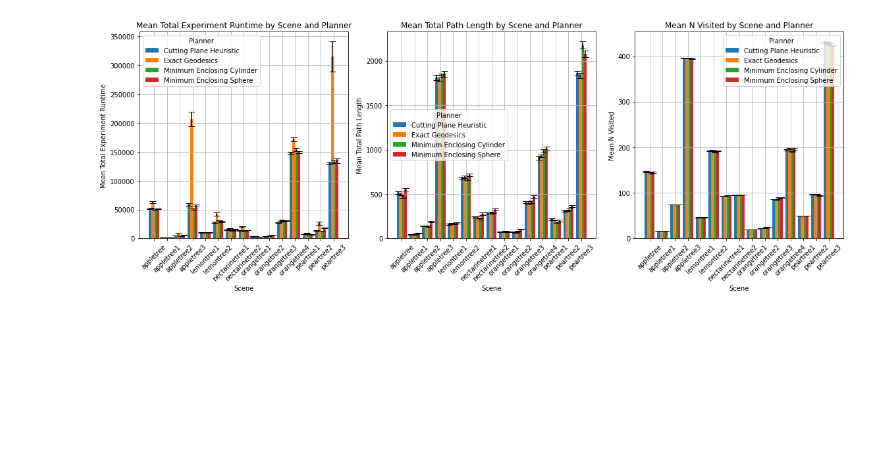
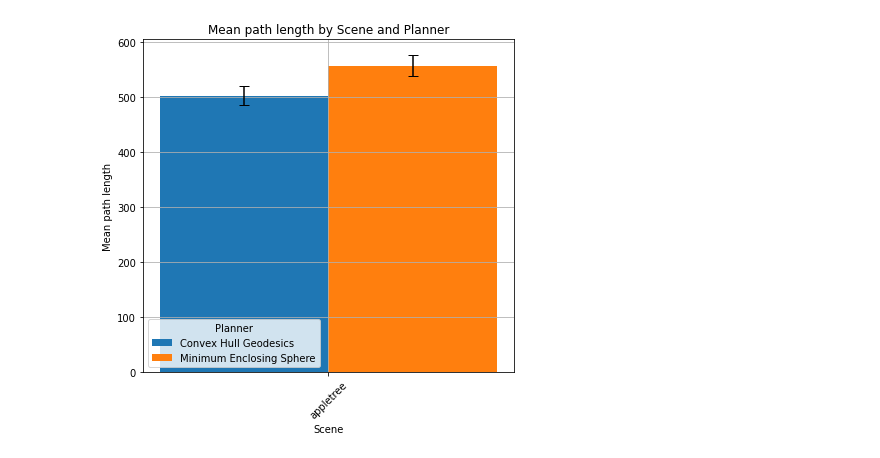
Before and after one commit to werner291/Multigoal-Orchard-Drone-Planning-Library, a Jupyter notebook: analysis/Shell Comparison RAL.ipynb, the cells around one changed output. Saved outputs shown, nothing was run; the diff lists cells and outputs as text; code cells hidden in the pictures; blank space fills up the shorter version.

```diff
--- a/analysis/Shell Comparison RAL.ipynb
+++ b/analysis/Shell Comparison RAL.ipynb
@@ -4,13 +4,16 @@ import matplotlib.pyplot as plt
 import pandas as pd
 import json
 # %%
-with open('data/shell_comparison_RAL_big.json') as f:
+with open('data/shell_comparison_RAL.json') as f:
     data = json.load(f)
     df_runs = pd.json_normalize(data)
     df_runs.columns = [col.split('.')[-1] for col in df_runs.columns]
 
+    df_runs = df_runs[df_runs['planner'] != 'cuttingplane']
+    df_runs = df_runs[df_runs['planner'] != 'cylinder']
+
     df_runs['planner'] = df_runs['planner'].str\
-        .replace('cgal', 'Exact Geodesics')\
+        .replace('cgal', 'Convex Hull Geodesics')\
         .replace('cuttingplane', 'Cutting Plane Heuristic')\
         .replace('cylinder', 'Minimum Enclosing Cylinder')\
         .replace('sphere', 'Minimum Enclosing Sphere')
@@ -19,35 +30,30 @@ agged = df_runs.groupby(['scene','planner']).agg(['mean','sem'])[['total_experim
 # %%
+plt.figure(figsize=(6,6))
+
 scene_order = agged.index.get_level_values('scene').unique()
 planner_order = agged.index.get_level_values('planner').unique()
 
 bar_width = 0.2
 bar_positions = {}
 for i, planner in enumerate(planner_order):
     bar_positions[planner] = [j + i * bar_width for j in range(len(scene_order))]
 
-def create_grouped_bar_chart(ax, metric):
-    for planner in planner_order:
-        ax.bar(bar_positions[planner], agged.loc[pd.IndexSlice[:, planner], (metric, 'mean')],
-               width=bar_width, label=planner,
-               yerr=agged.loc[pd.IndexSlice[:, planner], (metric, 'sem')] * 1.96,
-               capsize=5)
 
-    ax.set_xticks([pos + bar_width * (len(planner_order) - 1) / 2 for pos in bar_positions[planner_order[0]]])
-    ax.set_xticklabels(scene_order, rotation=45)
-    ax.set_xlabel('Scene')
-    ax.set_ylabel(f'Mean {metric.replace("_", " ").title()}')
-    ax.set_title(f'Mean {metric.replace("_", " ").title()} by Scene and Planner')
-    ax.grid(True)
-    ax.legend(title='Planner')
+for planner in planner_order:
+    plt.bar(bar_positions[planner], agged.loc[pd.IndexSlice[:, planner], ('total_path_length', 'mean')],
+           width=bar_width, label=planner,
+           yerr=agged.loc[pd.IndexSlice[:, planner], ('total_path_length', 'sem')] * 1.96,
+           capsize=5)
 
-fig, (ax1, ax2, ax3) = plt.subplots(1, 3, figsize=(16, 6))
-
-create_grouped_bar_chart(ax1, 'total_experiment_runtime')
-create_grouped_bar_chart(ax2, 'total_path_length')
-create_grouped_bar_chart(ax3, 'n_visited')
+plt.xticks([pos + bar_width * (len(planner_order) - 1) / 2 for pos in bar_positions[planner_order[0]]], scene_order, rotation = 45)
+plt.xlabel('Scene')
+plt.ylabel(f'Mean path length')
+plt.title(f'Mean path length by Scene and Planner')
+plt.grid()
+plt.legend(title='Planner')
 
 plt.tight_layout()
-plt.savefig('comparison_trees.pdf')
+plt.savefig('comparison_trees_vertical.pdf')
 plt.show()
 # %% [output]
-[figure, old version]
+[figure, new version]
```
Also changed, not shown: parts of 8 cells of this notebook, 11 other files.
